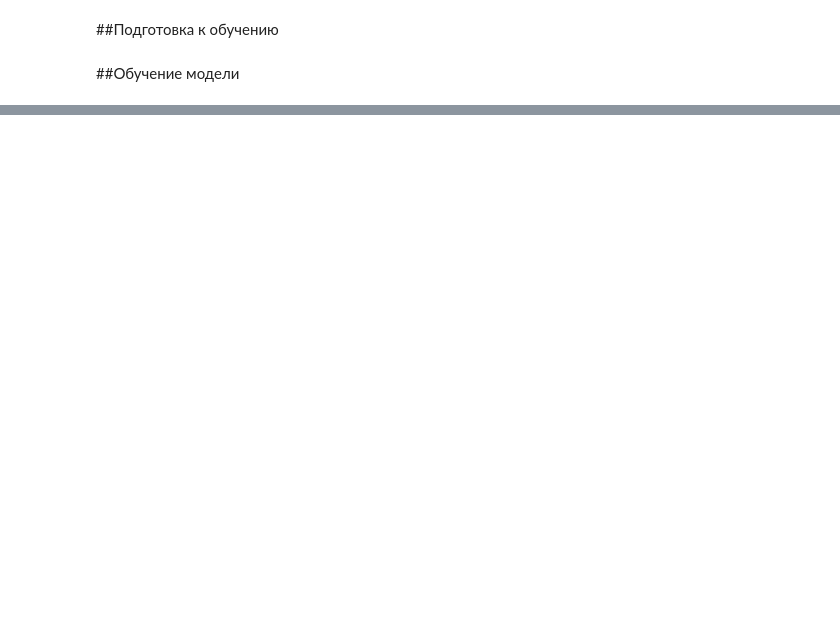
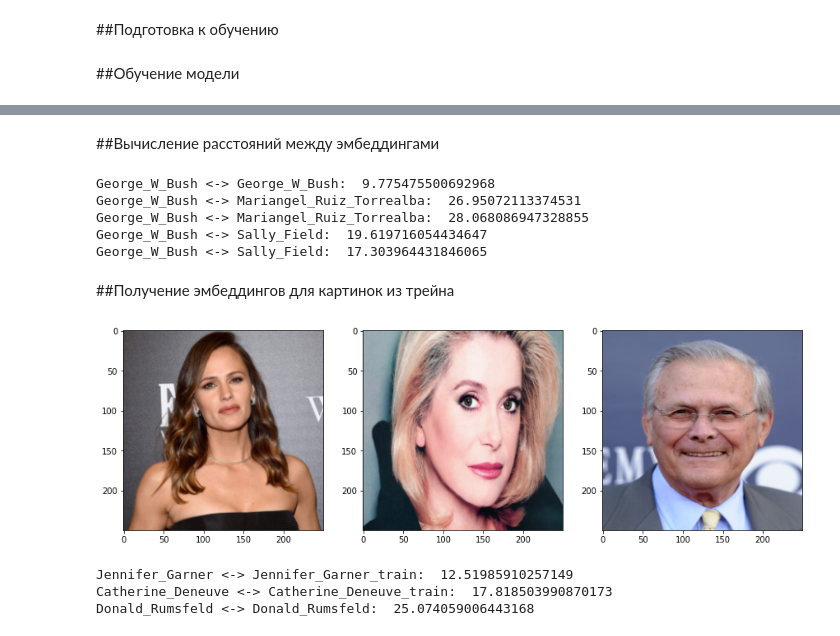
Before and after one commit to annulet/CNN_NVIDIA, a Jupyter notebook: hw_6_face_verification.ipynb, the cells around one changed output, grey strips where cells are left out. Saved outputs shown, nothing was run; the diff lists cells and outputs as text; code cells hidden in the pictures; blank space fills up the shorter version.

```diff
--- a/hw_6_face_verification.ipynb
+++ b/hw_6_face_verification.ipynb
@@ -167,0 +227,24 @@ Wall time: 4.21 s
+# %% [markdown]
+##Вычисление расстояний между эмбеддингами
+# %%
+def diff(e1, e2):
+    return np.sum((e1 - e2)**2) ** 0.5
+
+emb1 = new_embs[0,:] #George_W_Bush
+emb2 = new_embs[1,:] #George_W_Bush
+emb3 = new_embs[2,:] #Mariangel_Ruiz_Torrealba
+emb4 = new_embs[3,:] #Sally_Field
+
+print('George_W_Bush <-> George_W_Bush: ', diff(emb1, emb2))
+print('George_W_Bush <-> Mariangel_Ruiz_Torrealba: ', diff(emb2, emb3))
+print('George_W_Bush <-> Mariangel_Ruiz_Torrealba: ', diff(emb1, emb3))
+print('George_W_Bush <-> Sally_Field: ', diff(emb1, emb4))
+print('George_W_Bush <-> Sally_Field: ', diff(emb2, emb4))
+# %% [output]
+George_W_Bush <-> George_W_Bush:  9.775475500692968
+George_W_Bush <-> Mariangel_Ruiz_Torrealba:  26.95072113374531
+George_W_Bush <-> Mariangel_Ruiz_Torrealba:  28.068086947328855
+George_W_Bush <-> Sally_Field:  19.619716054434647
+George_W_Bush <-> Sally_Field:  17.303964431846065
+# %% [markdown]
+##Получение эмбеддингов для картинок из трейна
@@ -167,0 +258,15 @@ Wall time: 4.21 s
+# %%
+img_a = load_and_prepare_image('Jennifer_Garner.jpg')
+img_b = load_and_prepare_image('Catherine_Deneuve.jpg')
+img_c = load_and_prepare_image('Donald_Rumsfeld.jpg')
+# %%
+fig = plt.figure(figsize=(20,10))
+ax = fig.add_subplot(1, 4, 1)
+ax.imshow(img_a)
+ax = fig.add_subplot(1, 4, 2)
+ax.imshow(img_b)
+ax = fig.add_subplot(1, 4, 3)
+ax.imshow(img_c)
+plt.show()
+# %% [output]
+[figure, added]
@@ -167,0 +279,8 @@ Wall time: 4.21 s
+# %%
+print('Jennifer_Garner <-> Jennifer_Garner_train: ', diff(emb1, train_emb1))
+print('Catherine_Deneuve <-> Catherine_Deneuve_train: ', diff(emb2, train_emb2))
+print('Donald_Rumsfeld <-> Donald_Rumsfeld: ', diff(emb3, train_emb3))
+# %% [output]
+Jennifer_Garner <-> Jennifer_Garner_train:  12.51985910257149
+Catherine_Deneuve <-> Catherine_Deneuve_train:  17.818503990870173
+Donald_Rumsfeld <-> Donald_Rumsfeld:  25.074059006443168
```
Also changed, not shown: parts of 19 cells of this notebook.
